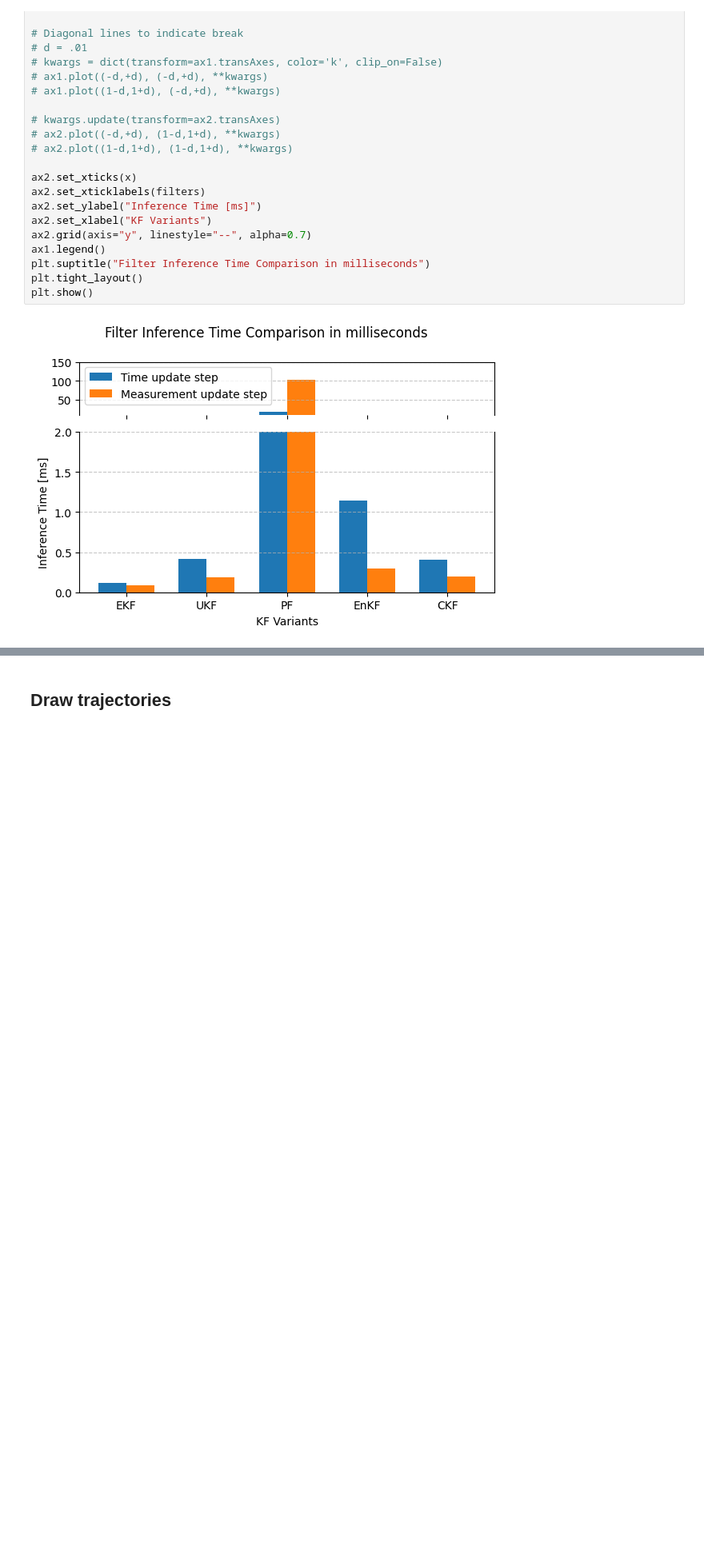
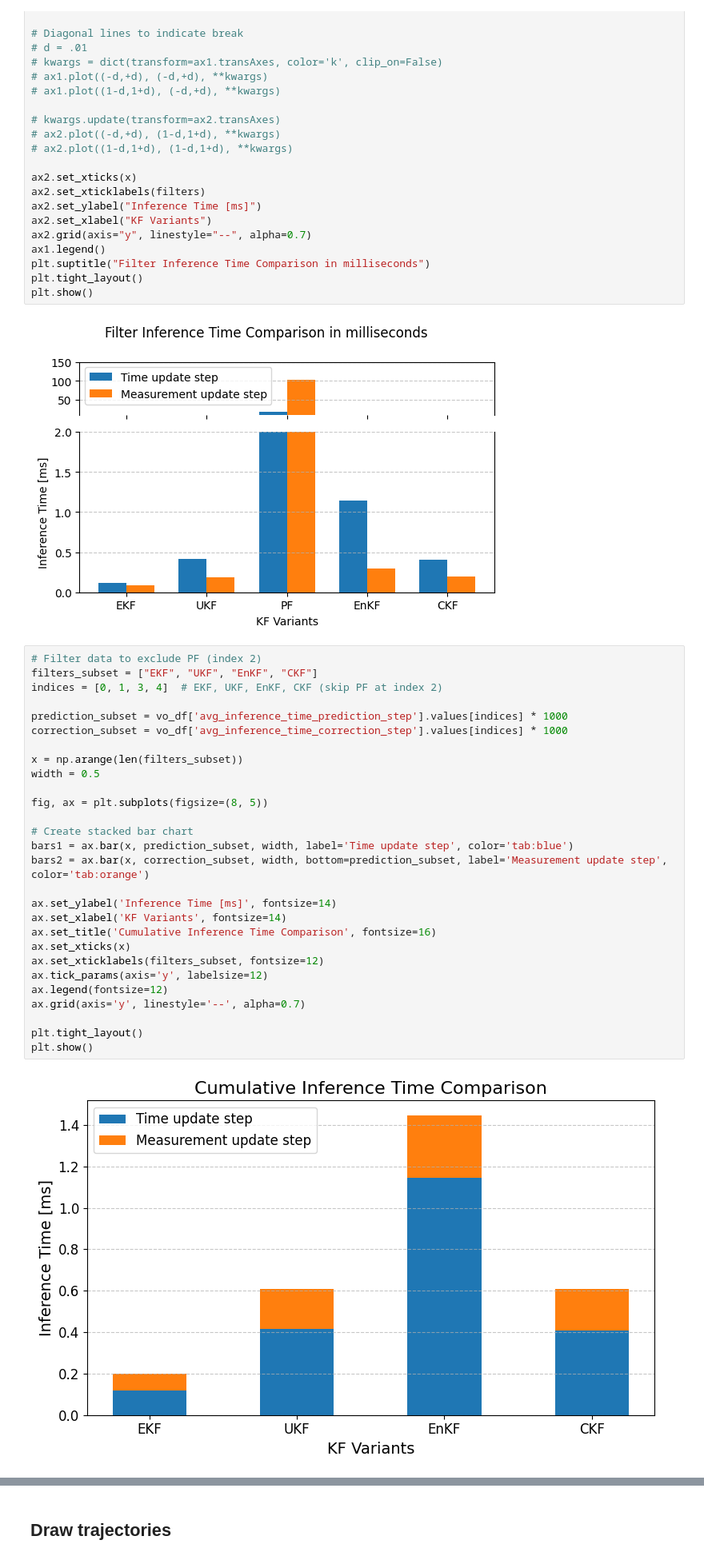
Before and after one commit to ishikawatatsuki/sensor_fusion, a Jupyter notebook: notebooks/KITTI/conclusions/filter_comparison_aggregation_new.ipynb, the cells around one changed output, grey strips where cells are left out. Shown at 80% size. Cells and saved outputs as stored; diff of their text form; blank space fills up the shorter version.

```diff
--- a/notebooks/KITTI/conclusions/filter_comparison_aggregation_new.ipynb
+++ b/notebooks/KITTI/conclusions/filter_comparison_aggregation_new.ipynb
@@ -202,3 +202,33 @@ plt.tight_layout()
 plt.show()
 # %% [output]
 [figure]
+# %%
+# Filter data to exclude PF (index 2)
+filters_subset = ["EKF", "UKF", "EnKF", "CKF"]
+indices = [0, 1, 3, 4]  # EKF, UKF, EnKF, CKF (skip PF at index 2)
+
+prediction_subset = vo_df['avg_inference_time_prediction_step'].values[indices] * 1000
+correction_subset = vo_df['avg_inference_time_correction_step'].values[indices] * 1000
+
+x = np.arange(len(filters_subset))
+width = 0.5
+
+fig, ax = plt.subplots(figsize=(8, 5))
+
+# Create stacked bar chart
+bars1 = ax.bar(x, prediction_subset, width, label='Time update step', color='tab:blue')
+bars2 = ax.bar(x, correction_subset, width, bottom=prediction_subset, label='Measurement update step', color='tab:orange')
+
+ax.set_ylabel('Inference Time [ms]', fontsize=14)
+ax.set_xlabel('KF Variants', fontsize=14)
+ax.set_title('Cumulative Inference Time Comparison', fontsize=16)
+ax.set_xticks(x)
+ax.set_xticklabels(filters_subset, fontsize=12)
+ax.tick_params(axis='y', labelsize=12)
+ax.legend(fontsize=12)
+ax.grid(axis='y', linestyle='--', alpha=0.7)
+
+plt.tight_layout()
+plt.show()
+# %% [output]
+[figure, added]
```
Also changed, not shown: parts of 2 cells of this notebook, 34 other files.
